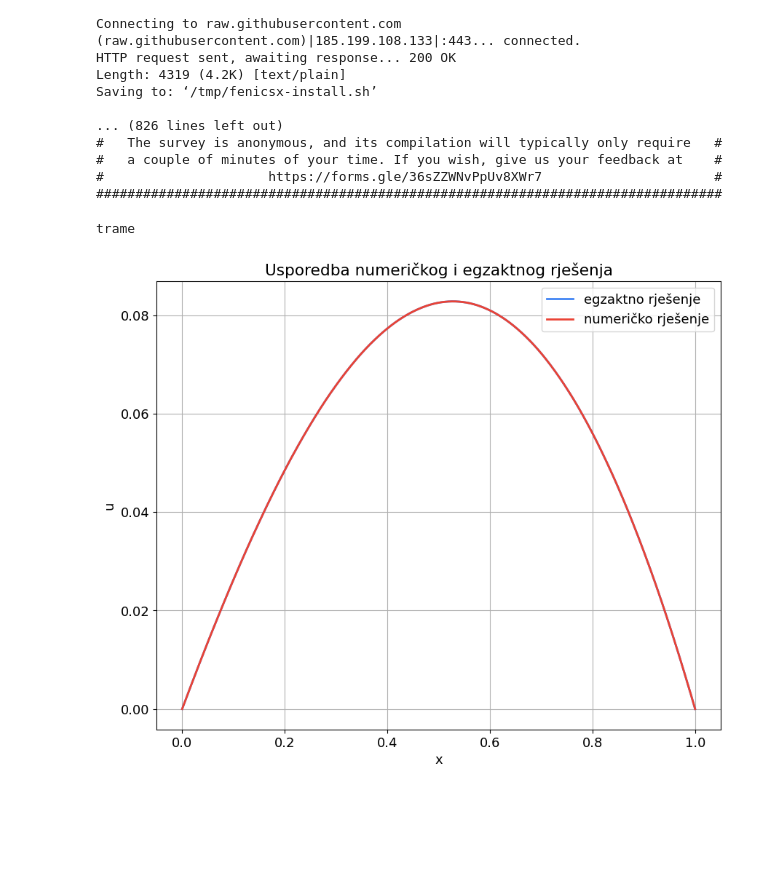
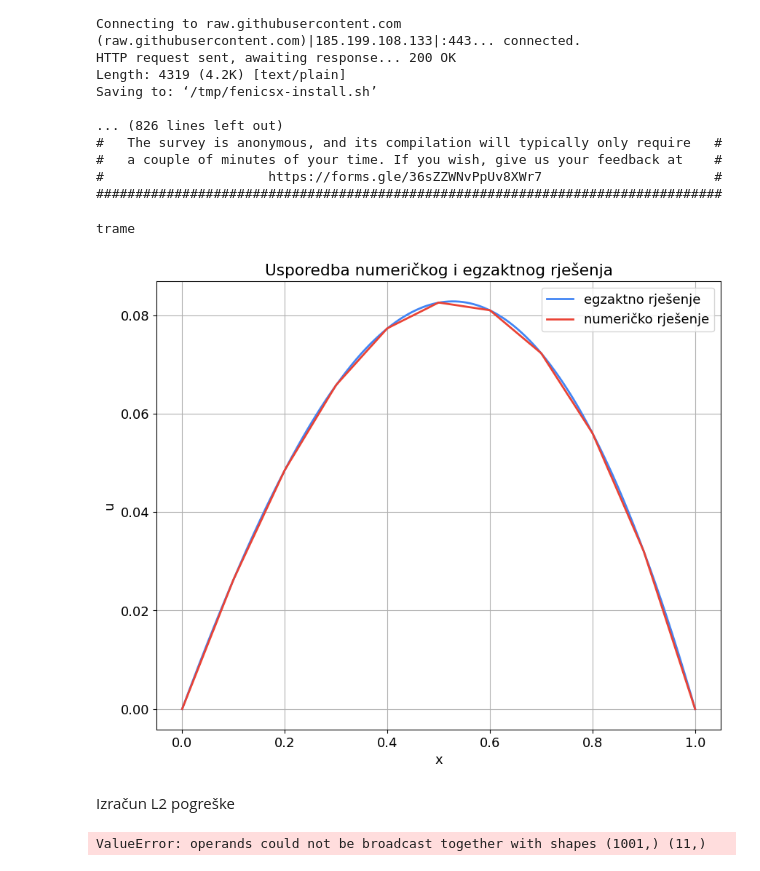
Before and after one commit to mradolovic/FEM-OPM-FER, a Jupyter notebook: tutorials/01_introduction/tutorial_plot_mesh_1d_dolfinx.ipynb, the cells around one changed output. Drawn from its saved outputs; the diff is of its cells as text; code cells hidden in the pictures; blank space fills up the shorter version.

```diff
--- a/tutorials/01_introduction/tutorial_plot_mesh_1d_dolfinx.ipynb
+++ b/tutorials/01_introduction/tutorial_plot_mesh_1d_dolfinx.ipynb
@@ -41,7 +41,8 @@ except ImportError:
 #   egzaktno rješenje u = x^4/12 - x^3/6 + x/12
 
 from dolfinx import mesh, fem, io, plot
-from dolfinx.fem.petsc import assemble_matrix, create_vector, assemble_vector, apply_lifting
+from dolfinx.fem.petsc import assemble_matrix, create_vector, assemble_vector, apply_lifting, LinearProblem
+from dolfinx.fem import assemble_scalar
 from petsc4py import PETSc
 
 import ufl
@@ -57,7 +58,7 @@ print(pyvista.global_theme.jupyter_backend)
 
 # Domena i funkcijski prostor
 #---------------------------------------------------------
-nx = 1000
+nx = 10
 domena = mesh.create_unit_interval(mpi_comm, nx)
 x = ufl.SpatialCoordinate(domena)
 V = fem.functionspace(domena, ('Lagrange', 1))
@@ -111,31 +112,33 @@ u_egz.interpolate(lambda x: -np.power(x[0],2)/2 + x[0] - np.log(1+x[0])*(1/np.lo
 # Graf
 #---------------------------------------------------------
 cells, types, x = plot.vtk_mesh(V)
 cells_egz, types_egz, x_egz = plot.vtk_mesh(V_egz)
 
 '''
 u_grid = pyvista.UnstructuredGrid(cells, types, x)
 u_grid.point_data["u"] = uh.x.array.real
 u_grid.set_active_scalars("u")
 warped = u_grid.warp_by_scalar()
 plotter2 = pyvista.Plotter()
 plotter2.add_mesh(warped, show_edges=True, show_scalar_bar=True)
 if not pyvista.OFF_SCREEN:
     plotter2.show()
 '''
 
 plt.rcParams.update({'font.size': 13})
 fig, ax = plt.subplots(figsize=(10, 8))
 plt.plot(x_egz[:,0], u_egz.x.array.real, linewidth=2, color = '#4285F4', label = 'egzaktno rješenje')
 plt.plot(x[:,0], uh.x.array.real, linewidth=2, color = '#EA4335', label = 'numeričko rješenje')
 ax.legend()
 ax.set_xlabel('x')
 ax.set_ylabel('u')
 ax.set_title('Usporedba numeričkog i egzaktnog rješenja')
 plt.grid()
 #plt.savefig('./rezultati/poisson1D_rjesenje.png', bbox_inches='tight')
 plt.show()
 plt.close()
 # %% [output]
 trame
-[figure, old version]
+[figure, new version]
+# %% [markdown]
+Izračun L2 pogreške
@@ -141,0 +153,8 @@ trame
+# %%
+error_max = np.max(np.abs(u_egz.x.array-uh.x.array))
+# Only print the error on one process
+if domena.comm.rank == 0:
+    print(f"Error_L2 : {error_L2:.2e}")
+    print(f"Error_max : {error_max:.2e}")
+# %% [output]
+ValueError: operands could not be broadcast together with shapes (1001,) (11,)
```
Also changed, not shown: parts of 2 cells of this notebook.
